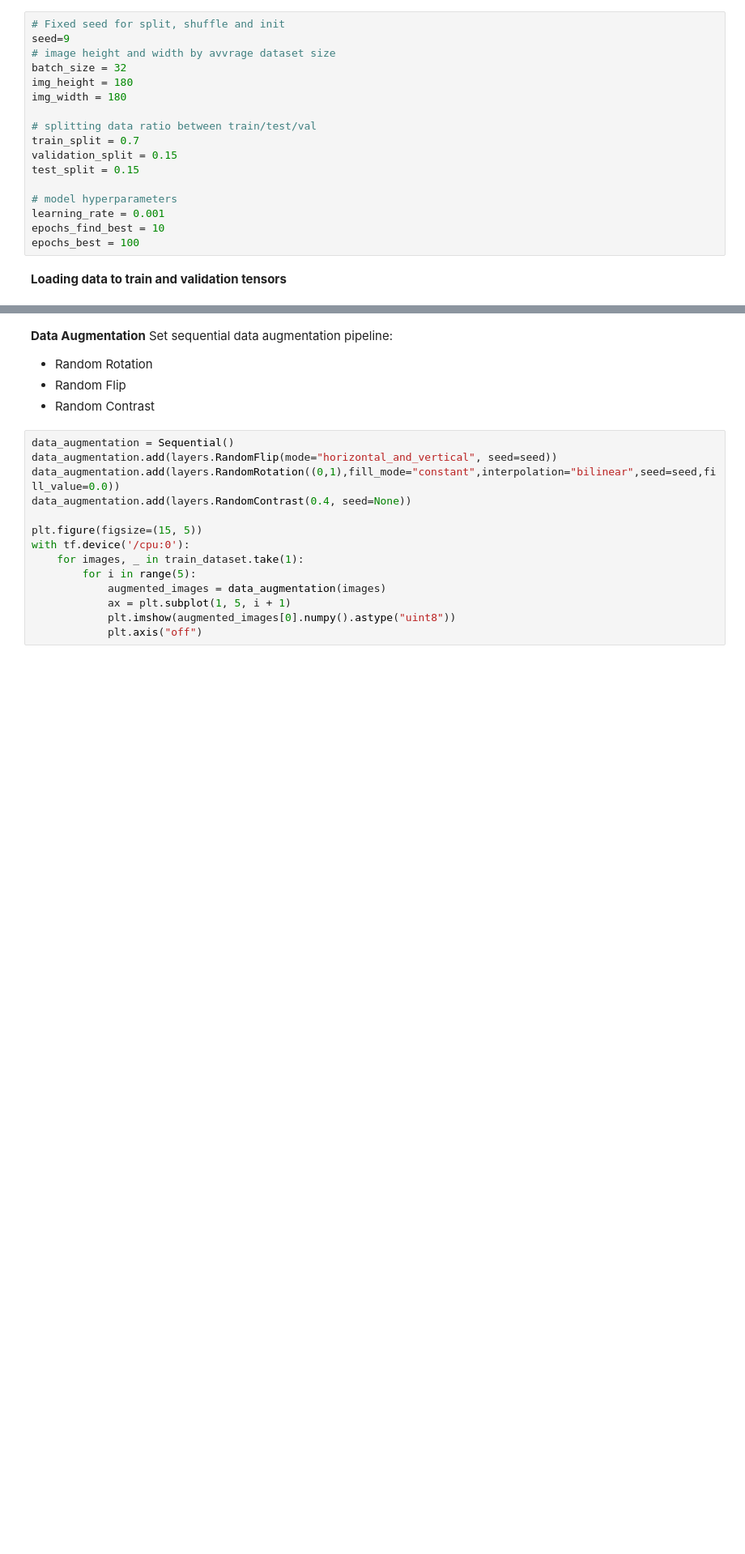
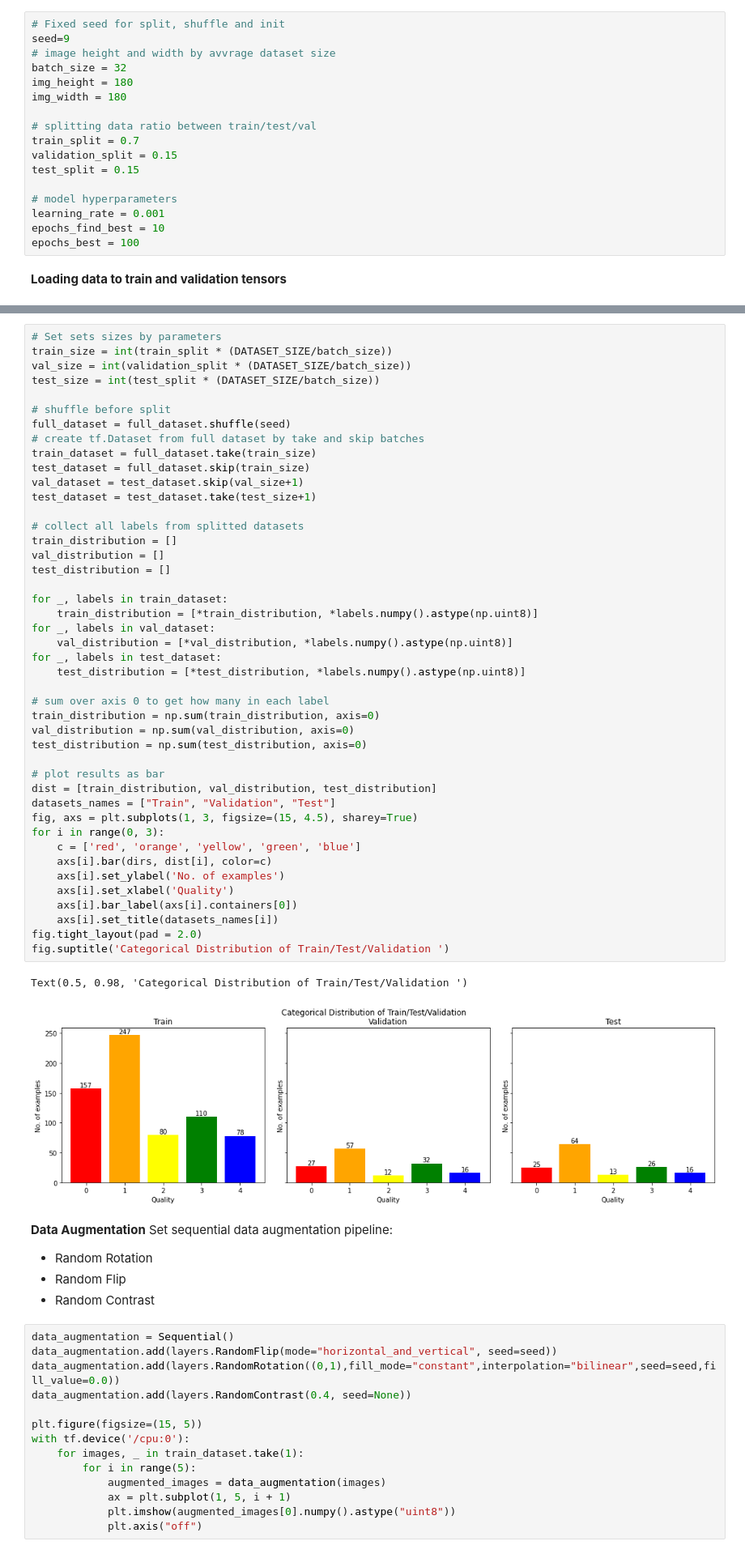
Before and after one commit to KobiAms/FingerprintsQuality, a Jupyter notebook: FP_classification.ipynb, the cells around one changed output, grey strips where cells are left out. Shown at 81% size. Cells and saved outputs as stored; diff of their text form; blank space fills up the shorter version.

```diff
--- a/FP_classification.ipynb
+++ b/FP_classification.ipynb
@@ -108,3 +95,50 @@ test 5
+# %%
+# Set sets sizes by parameters
+train_size = int(train_split * (DATASET_SIZE/batch_size))
+val_size = int(validation_split * (DATASET_SIZE/batch_size))
+test_size = int(test_split * (DATASET_SIZE/batch_size))
+
+# shuffle before split
+full_dataset = full_dataset.shuffle(seed)
+# create tf.Dataset from full dataset by take and skip batches
+train_dataset = full_dataset.take(train_size)
+test_dataset = full_dataset.skip(train_size)
+val_dataset = test_dataset.skip(val_size+1)
+test_dataset = test_dataset.take(test_size+1)
+
+# collect all labels from splitted datasets
+train_distribution = []
+val_distribution = []
+test_distribution = []
+
+for _, labels in train_dataset:
+    train_distribution = [*train_distribution, *labels.numpy().astype(np.uint8)]
+for _, labels in val_dataset:
+    val_distribution = [*val_distribution, *labels.numpy().astype(np.uint8)]
+for _, labels in test_dataset:
+    test_distribution = [*test_distribution, *labels.numpy().astype(np.uint8)]
+
+# sum over axis 0 to get how many in each label
+train_distribution = np.sum(train_distribution, axis=0)
+val_distribution = np.sum(val_distribution, axis=0)
+test_distribution = np.sum(test_distribution, axis=0)
+
+# plot results as bar
+dist = [train_distribution, val_distribution, test_distribution]
+datasets_names = ["Train", "Validation", "Test"]
+fig, axs = plt.subplots(1, 3, figsize=(15, 4.5), sharey=True)
+for i in range(0, 3):
+    c = ['red', 'orange', 'yellow', 'green', 'blue']
+    axs[i].bar(dirs, dist[i], color=c)
+    axs[i].set_ylabel('No. of examples')
+    axs[i].set_xlabel('Quality')
+    axs[i].bar_label(axs[i].containers[0])
+    axs[i].set_title(datasets_names[i])
+fig.tight_layout(pad = 2.0)
+fig.suptitle('Categorical Distribution of Train/Test/Validation ')
+# %% [output]
+Text(0.5, 0.98, 'Categorical Distribution of Train/Test/Validation ')
+[figure, added]
 # %% [markdown]
 **Data Augmentation**
 Set sequential data augmentation pipeline:
```
Also changed, not shown: parts of 12 cells of this notebook, 1 other file.
